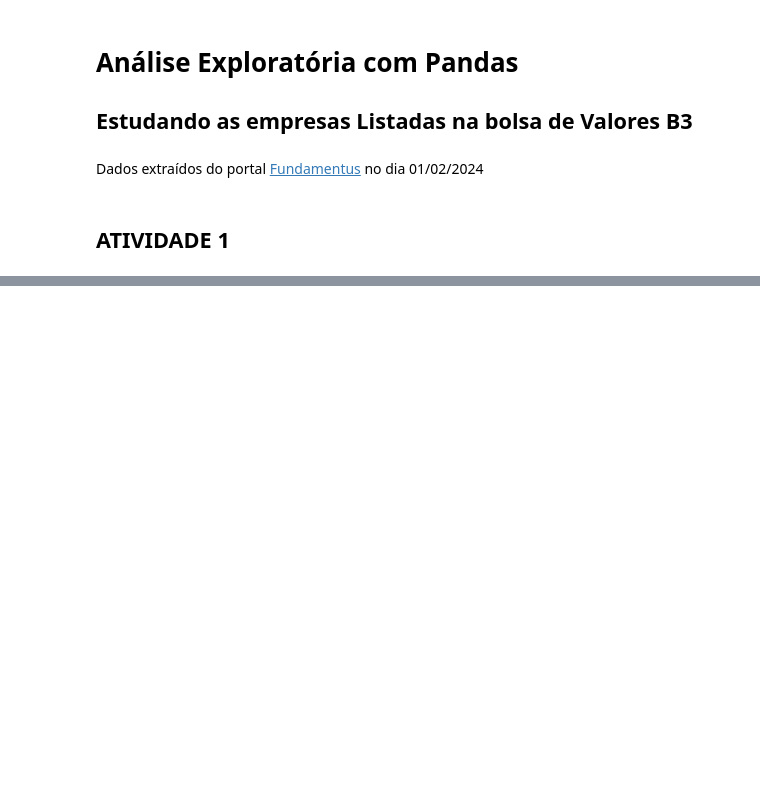
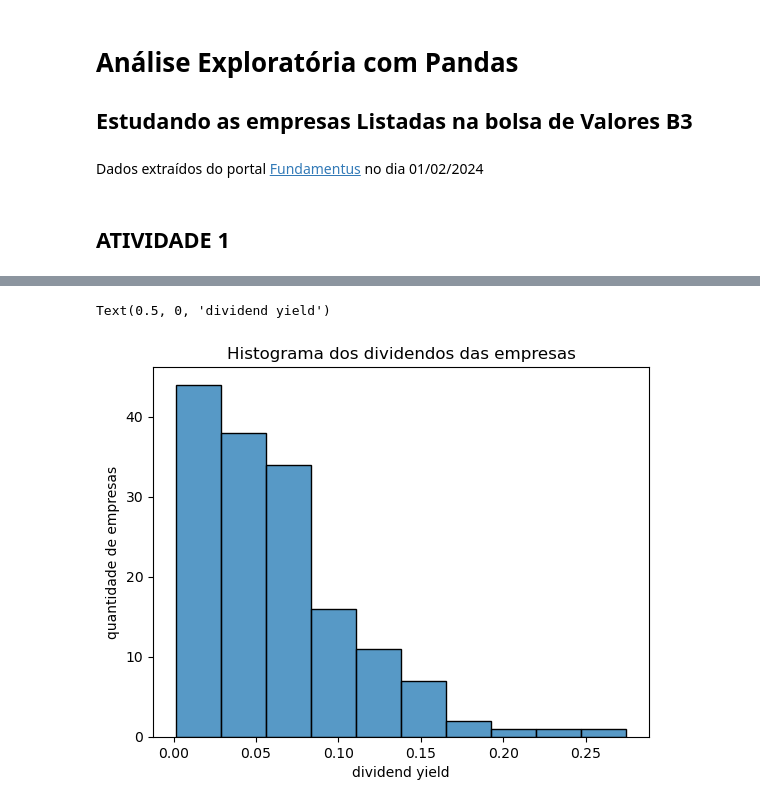
Before and after one commit to MaercioMamedes/Analise_Bolsa_com_Python, a Jupyter notebook: analise_b3.ipynb, the cells around one changed output, grey strips where cells are left out. Drawn from its saved outputs; the diff is of its cells as text; code cells hidden in the pictures; blank space fills up the shorter version.

```diff
--- a/analise_b3.ipynb
+++ b/analise_b3.ipynb
@@ -154,0 +472,3 @@ dividend_top['DIV_YIELD'].describe()
+# %%
+dividend_top = dividend_clean.query("MRG_LIQ > 0.1")
+dividend_top['DIV_YIELD'].describe()
@@ -155,2 +485,8 @@ dividend_top['DIV_YIELD'].describe()
 # %%
 sns.histplot(dividend_top['DIV_YIELD'], bins=10)
+plt.title('Histograma dos dividendos das empresas')
+plt.ylabel('quantidade de empresas')
+plt.xlabel('dividend yield')
+# %% [output]
+Text(0.5, 0, 'dividend yield')
+[figure, added]
```
Also changed, not shown: parts of 73 cells of this notebook, 1 other file.
